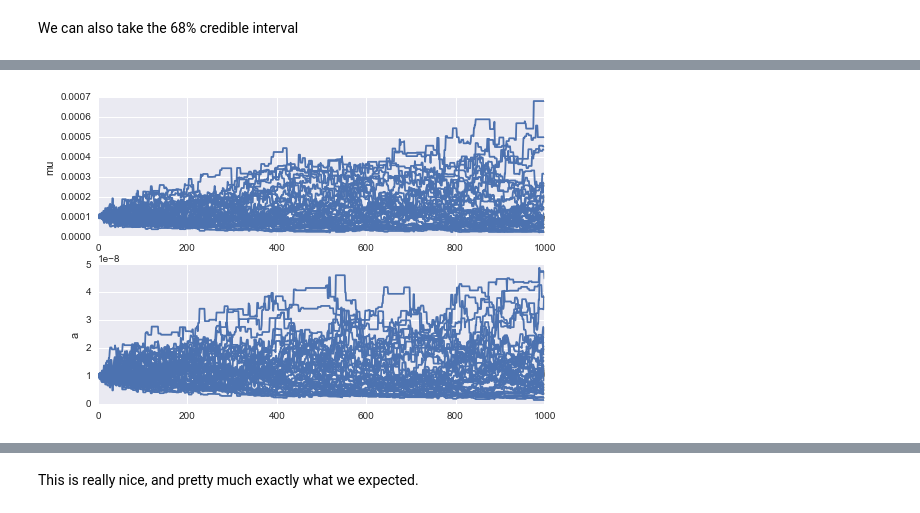
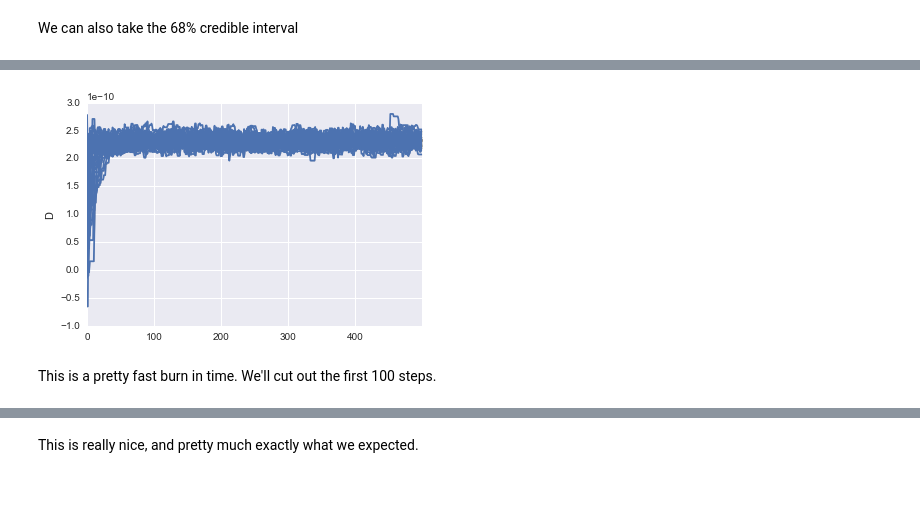
Before and after one commit to alanxzhou/Bayesian-Particle-Tracking, a Jupyter notebook: Model.ipynb, the cells around one changed output, grey strips where cells are left out. Cells and saved outputs as stored; diff of their text form; code cells hidden in the pictures.

```diff
--- a/Model.ipynb
+++ b/Model.ipynb
@@ -162,11 +156,0 @@ from Bayesian_Particle_Tracking.model import log_prior2
-# %%
-#Won't this code over-write the other test_data.npy? Maybe call it test_data2 or something similar?
-#Also, it doesn't look like there is a function in model.py called "generator"
-data = model.generator(1000,10**(-8),10**(-4),10**(-8),[0,0,0])
-np.save('test_data', data)
-
-
-#home_dir = "/Users/alanzhou/Documents/Physics_201/final_project/Bayesian-Particle-Tracking/Bayesian_Particle_Tracking/"
-#new_data = np.load(home_dir + 'test_data.npy')
-new_data = io.new_data
-input_data = io.input_data
@@ -175,21 +216,16 @@ AttributeError: module 'Bayesian_Particle_Tracking.model' has no attribute 'gene
 # %%
-# the model has 2 parameters; we'll use 40 walkers and 1000 steps each
-ndim = 2
+#the model has 1 parameter; we'll use 40 walkers and 500 steps
+ndim = 1
 nwalkers = 40
-nsteps = 1000
+nsteps = 500
 
-# set up the walkers in a "Gaussian ball" around the least-squares estimate
-# see http://dan.iel.fm/emcee/current/user/line/
-
-starting_positions = emcee.utils.sample_ball(
-    (10**(-4), 10**(-8)),
-    (10**(-6), 10**(-10)),nwalkers)
+starting_positions = [10**(-10) + 1e-10*np.random.randn(ndim) for i in range(nwalkers)]
 
 # set up the sampler object
-sampler = emcee.EnsembleSampler(nwalkers, ndim, log_posterior2,
+sampler = emcee.EnsembleSampler(nwalkers, ndim, log_posterior3,
                                 args=[input_data])
 # run the sampler. We use iPython's %time directive to tell us
-# how long it took (in a script, you would leffave out "%time")
+# how long it took (in a script, you would leave out "%time")
 %time sampler.run_mcmc(starting_positions, nsteps)
 print('Done')
 # %% [output]
@@ -198,11 +234,11 @@ Wall time: 1min 6s
 Done
 # %%
-fig, (ax_mu, ax_a) = plt.subplots(2)
-ax_mu.set(ylabel='mu')
-ax_a.set(ylabel='a')
+fig, (ax_D) = plt.subplots(1)
+ax_D.set(ylabel='D')
 for i in range(nwalkers):
-    sns.tsplot(sampler.chain[i,:,0], ax=ax_mu)
-    sns.tsplot(sampler.chain[i,:,1], ax=ax_a)
+    sns.tsplot(sampler.chain[i,:,0], ax=ax_D)
 # %% [output]
-[figure, old version]
+[figure, new version]
+# %% [markdown]
+This is a pretty fast burn in time. We'll cut out the first 100 steps.
 # %%
```
Also changed, not shown: parts of 32 cells of this notebook, 9 other files.
